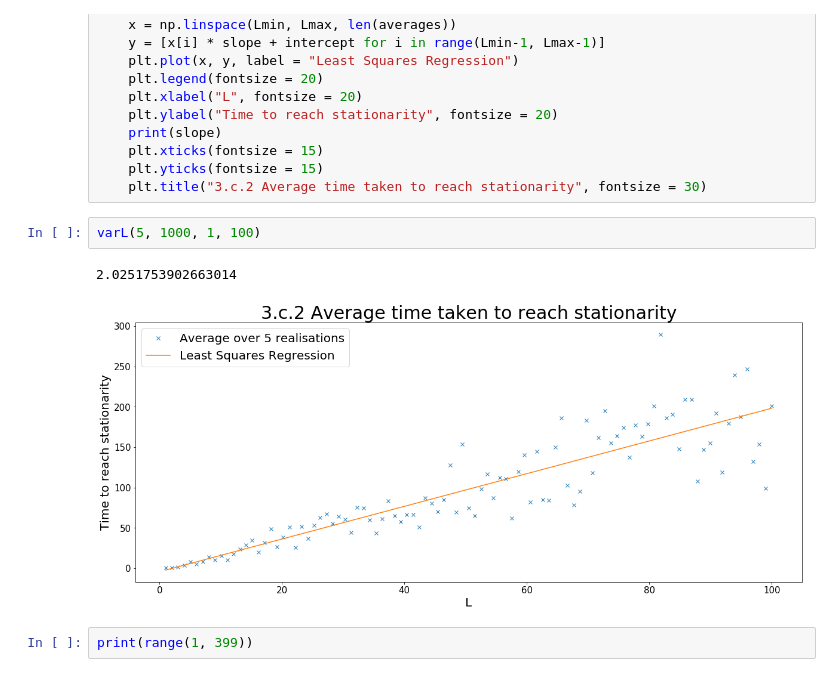
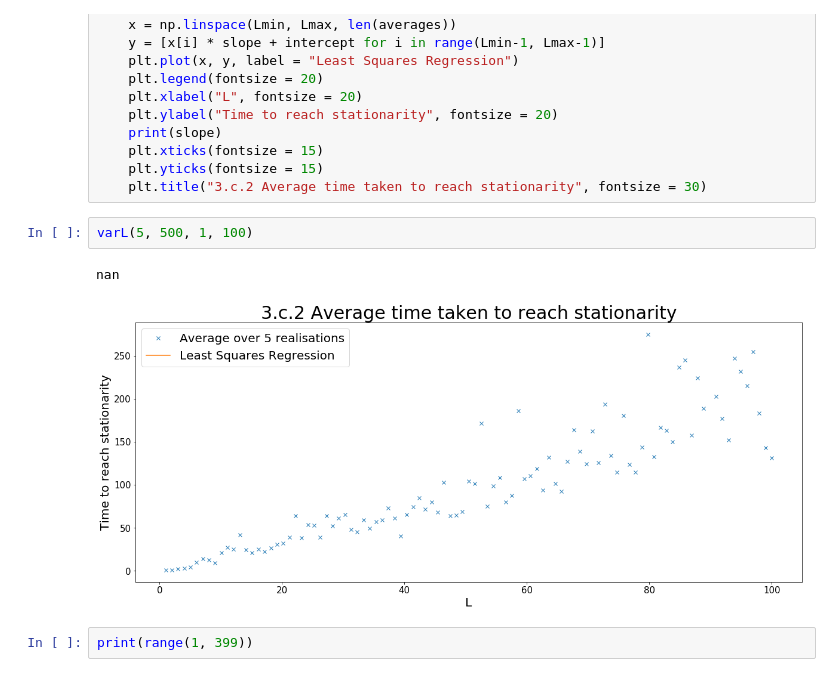
Before and after one commit to yziw/MA933, a Jupyter notebook: 1/Part 3.ipynb, the cells around one changed output. Drawn from its saved outputs; the diff is of its cells as text.

```diff
--- a/1/Part 3.ipynb
+++ b/1/Part 3.ipynb
@@ -64,10 +64,10 @@ def varL(n, generation, Lmin, Lmax):
     plt.yticks(fontsize = 15)
     plt.title("3.c.2 Average time taken to reach stationarity", fontsize = 30)
 # %%
-varL(5, 1000, 1, 100)
+varL(5, 500, 1, 100)
 # %% [output]
-2.0251753902663014
+nan
-[figure, old version]
+[figure, new version]
 # %%
 print(range(1, 399))
 # %%
```
Also changed, not shown: parts of 2 cells of this notebook, 2 other files.
